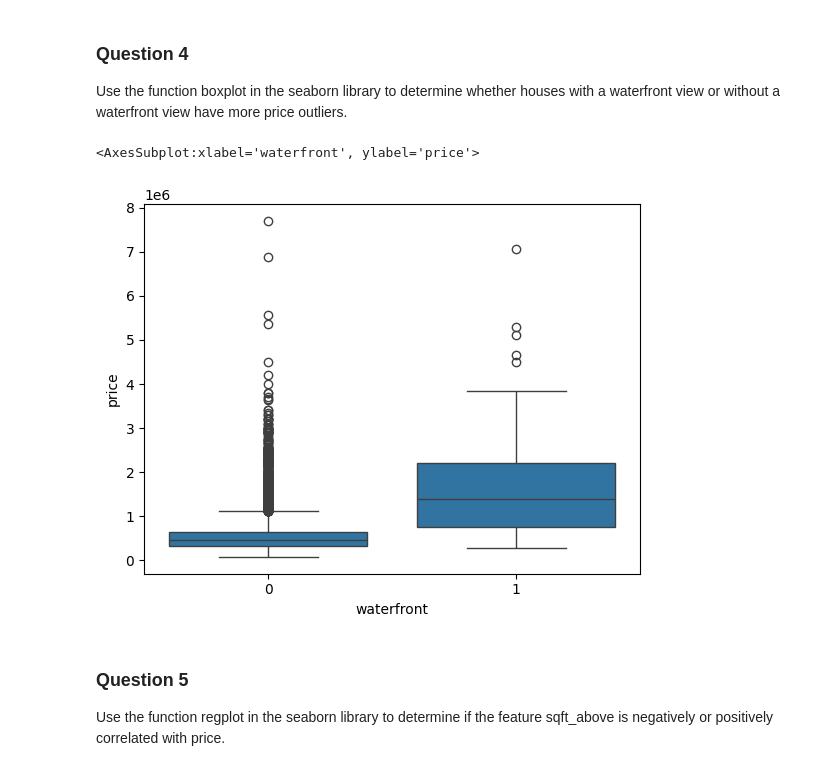
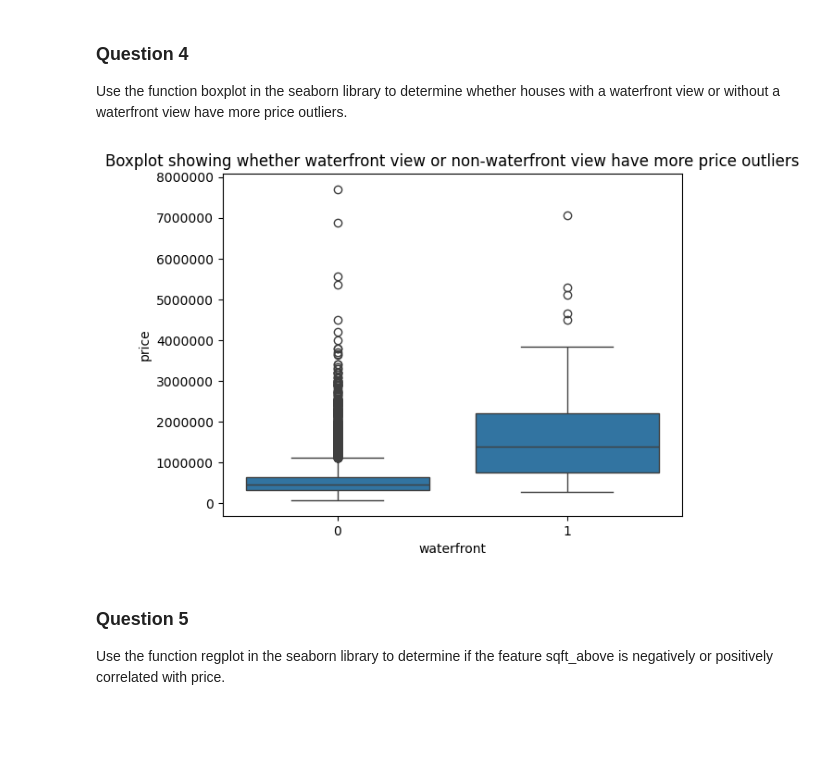
Before and after one commit to danyzephyr/testrepo, a Jupyter notebook: House_Sale_King_County_JA.ipynb, the cells around one changed output. Drawn from its saved outputs; the diff is of its cells as text; code cells hidden in the pictures; blank space fills up the shorter version.

```diff
--- a/House_Sale_King_County_JA.ipynb
+++ b/House_Sale_King_County_JA.ipynb
@@ -142,11 +142,13 @@ df['floors'].value_counts().to_frame()
 Use the function boxplot in the seaborn library to determine whether houses with a waterfront view or without a waterfront view have more price outliers.
 # %%
 sns.boxplot(x="waterfront", y="price", data=df)
+plt.title('Boxplot showing whether waterfront view or non-waterfront view have more price outliers')
+plt.ticklabel_format(style='plain', axis='y')
+plt.show()
 
 #Non-waterfront views have more price outliers than waterfront views
 # %% [output]
-<AxesSubplot:xlabel='waterfront', ylabel='price'>
-[figure, old version]
+[figure, new version]
 # %% [markdown]
 ### Question 5
 
```
Also changed, not shown: parts of 1 cell of this notebook.
